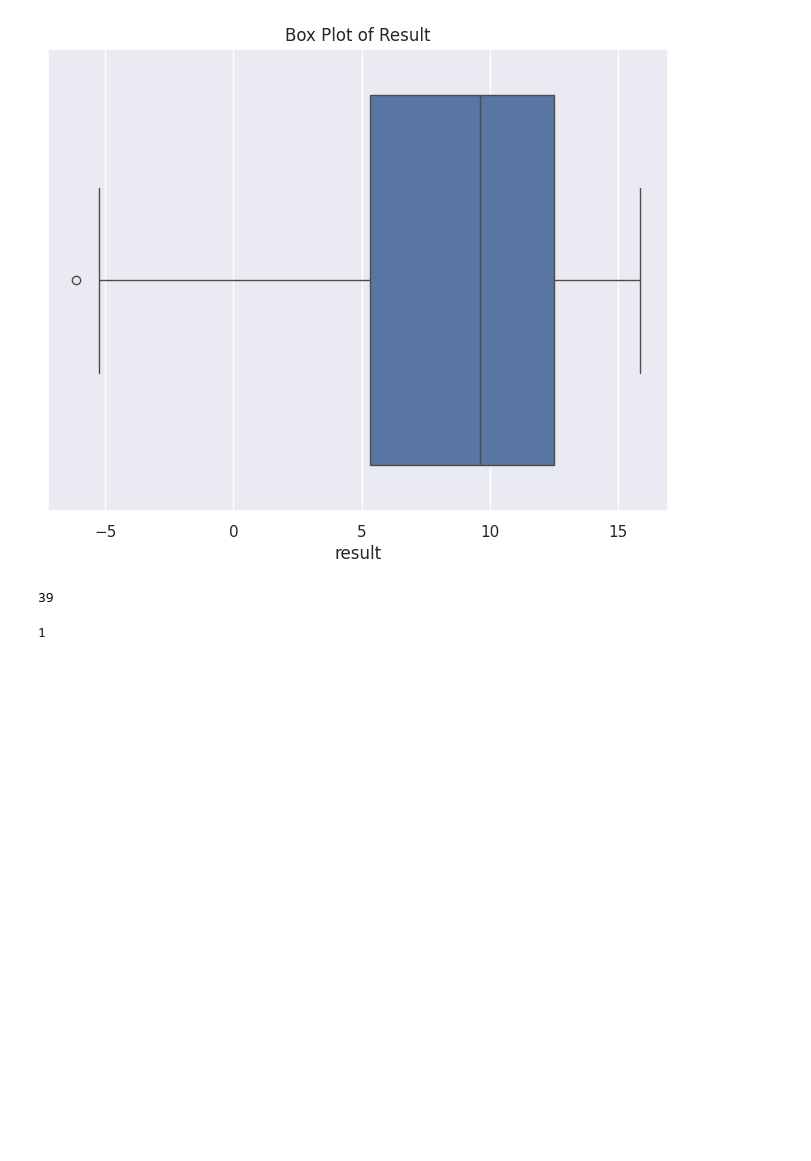
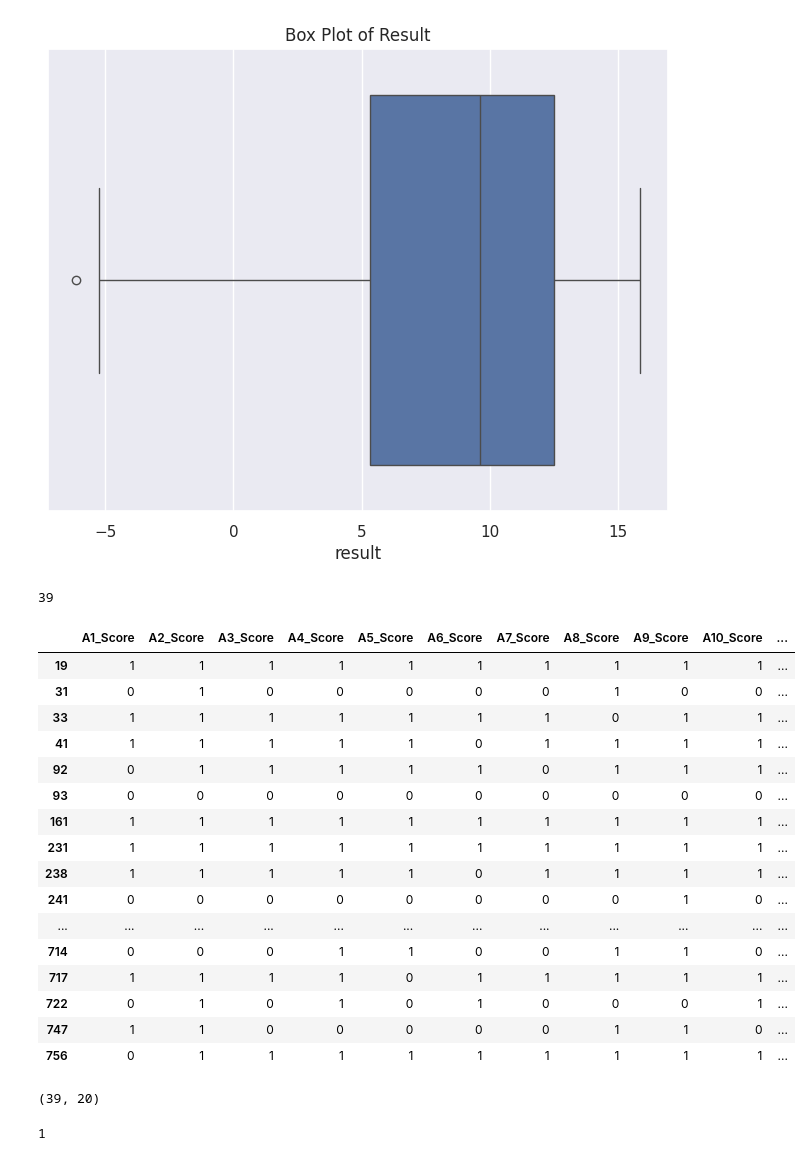
Before and after one commit to ibnudiyat/Autism-Prediction, a Jupyter notebook: index.ipynb, the cells around one changed output. Cells and saved outputs as stored; diff of their text form; code cells hidden in the pictures; blank space fills up the shorter version.

```diff
--- a/index.ipynb
+++ b/index.ipynb
@@ -366,6 +325,30 @@ age_outliers = df[(df['age'] < lower_bound) | (df['age'] > upper_bound)]
 len(age_outliers)
 # %% [output]
 39
+# %%
+age_outliers
+# %% [output]
+|  | A1_Score | A2_Score | A3_Score | A4_Score | A5_Score | A6_Score | A7_Score | A8_Score | A9_Score | A10_Score | ... |
+| 19 | 1 | 1 | 1 | 1 | 1 | 1 | 1 | 1 | 1 | 1 | ... |
+| 31 | 0 | 1 | 0 | 0 | 0 | 0 | 0 | 1 | 0 | 0 | ... |
+| 33 | 1 | 1 | 1 | 1 | 1 | 1 | 1 | 0 | 1 | 1 | ... |
+| 41 | 1 | 1 | 1 | 1 | 1 | 0 | 1 | 1 | 1 | 1 | ... |
+| 92 | 0 | 1 | 1 | 1 | 1 | 1 | 0 | 1 | 1 | 1 | ... |
+| 93 | 0 | 0 | 0 | 0 | 0 | 0 | 0 | 0 | 0 | 0 | ... |
+| 161 | 1 | 1 | 1 | 1 | 1 | 1 | 1 | 1 | 1 | 1 | ... |
+| 231 | 1 | 1 | 1 | 1 | 1 | 1 | 1 | 1 | 1 | 1 | ... |
+| 238 | 1 | 1 | 1 | 1 | 1 | 0 | 1 | 1 | 1 | 1 | ... |
+| 241 | 0 | 0 | 0 | 0 | 0 | 0 | 0 | 0 | 1 | 0 | ... |
+| ... | ... | ... | ... | ... | ... | ... | ... | ... | ... | ... | ... |
+| 714 | 0 | 0 | 0 | 1 | 1 | 0 | 0 | 1 | 1 | 0 | ... |
+| 717 | 1 | 1 | 1 | 1 | 0 | 1 | 1 | 1 | 1 | 1 | ... |
+| 722 | 0 | 1 | 0 | 1 | 0 | 1 | 0 | 0 | 0 | 1 | ... |
+| 747 | 1 | 1 | 0 | 0 | 0 | 0 | 0 | 1 | 1 | 0 | ... |
+| 756 | 0 | 1 | 1 | 1 | 1 | 1 | 1 | 1 | 1 | 1 | ... |
+# %%
+age_outliers.shape
+# %% [output]
+(39, 20)
 # %%
 #Count the outlierw of results using IQR method
 Q1=df['result'].quantile(0.25)
```
Also changed, not shown: parts of 7 cells of this notebook.
